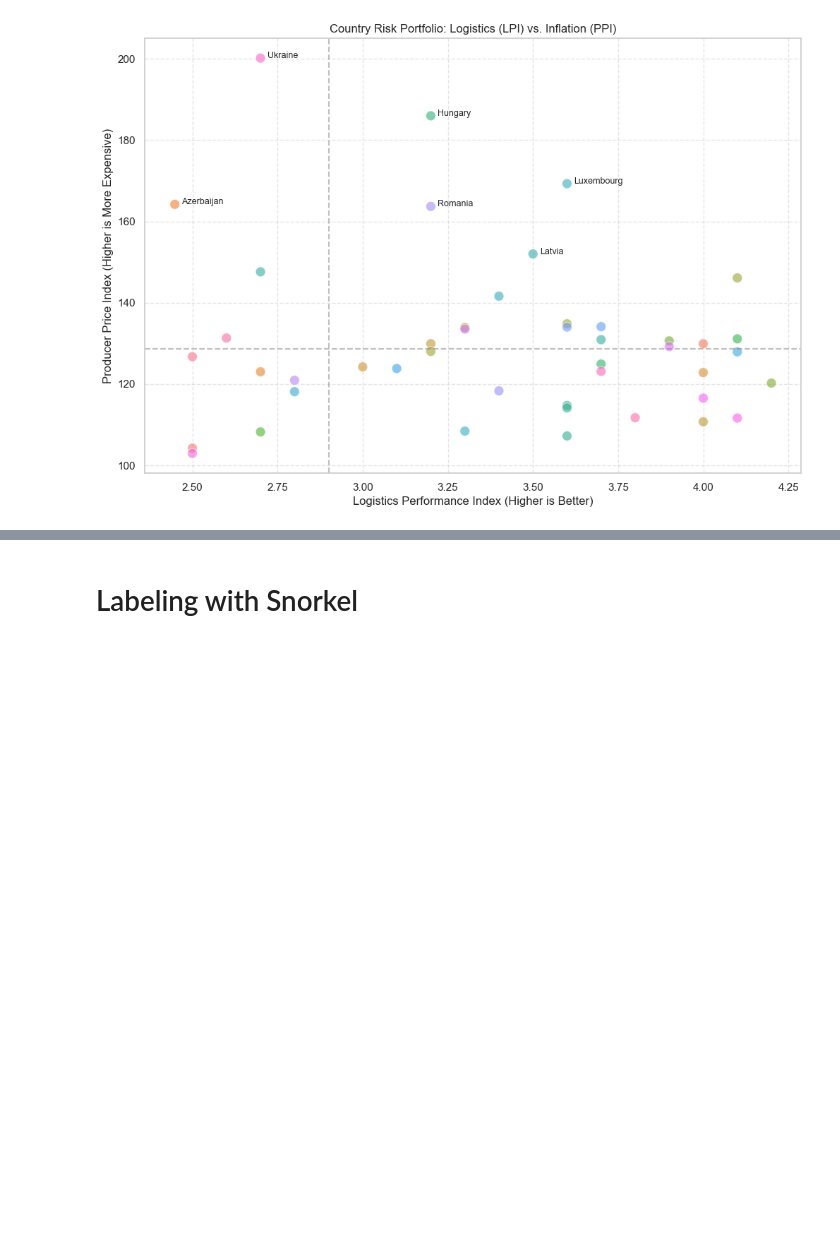
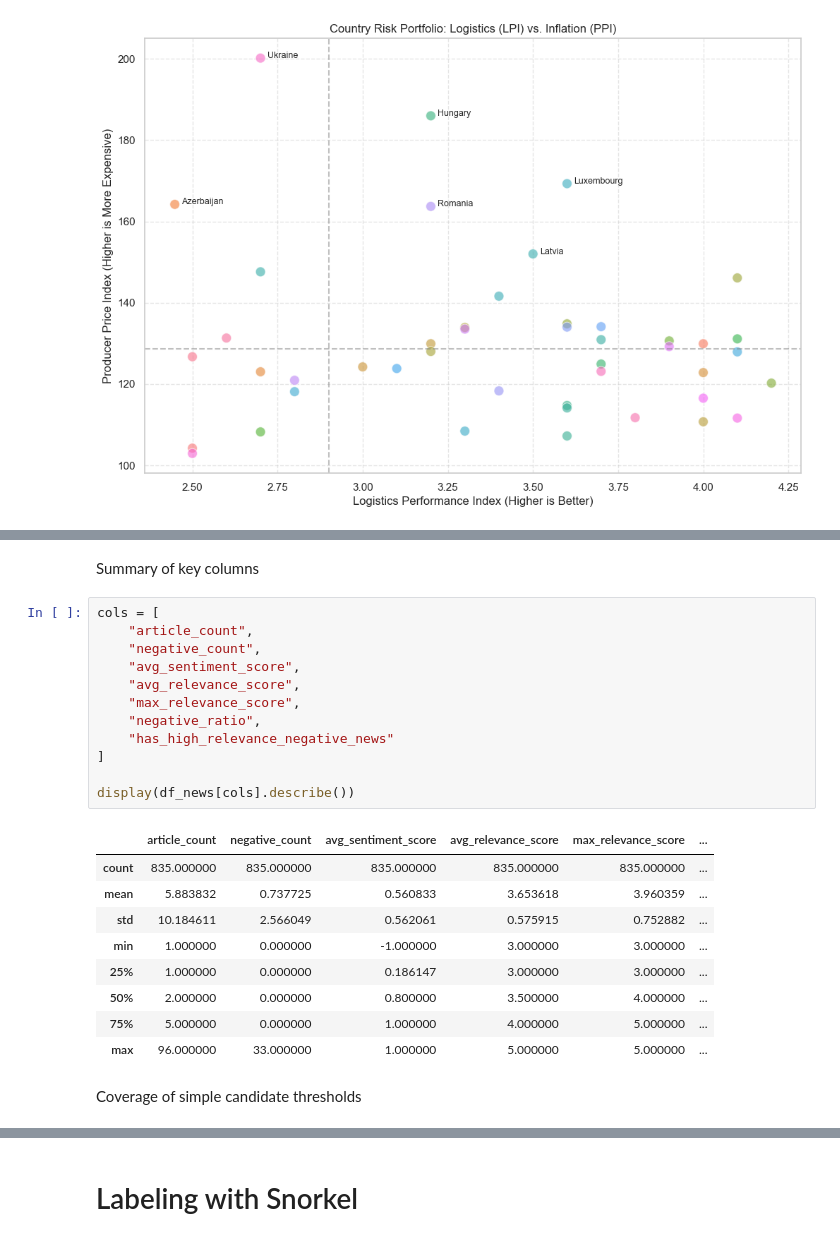
Before and after one commit to ThomasRoennebek/Signal_Fusion_with_Meta-learners-, a Jupyter notebook: Notebooks/Snorkel_labeling.ipynb, the cells around one changed output, grey strips where cells are left out. Drawn from its saved outputs; the diff is of its cells as text; blank space fills up the shorter version.

```diff
--- a/Notebooks/Snorkel_labeling.ipynb
+++ b/Notebooks/Snorkel_labeling.ipynb
@@ -287,0 +322,26 @@ plt.axhline(y=df_plot['PPI_Value'].median(), color='grey', linestyle='--', alpha
+# %% [markdown]
+Summary of key columns
+# %%
+cols = [
+    "article_count",
+    "negative_count",
+    "avg_sentiment_score",
+    "avg_relevance_score",
+    "max_relevance_score",
+    "negative_ratio",
+    "has_high_relevance_negative_news"
+]
+
+display(df_news[cols].describe())
+# %% [output]
+|  | article_count | negative_count | avg_sentiment_score | avg_relevance_score | max_relevance_score | ... |
+| count | 835.000000 | 835.000000 | 835.000000 | 835.000000 | 835.000000 | ... |
+| mean | 5.883832 | 0.737725 | 0.560833 | 3.653618 | 3.960359 | ... |
+| std | 10.184611 | 2.566049 | 0.562061 | 0.575915 | 0.752882 | ... |
+| min | 1.000000 | 0.000000 | -1.000000 | 3.000000 | 3.000000 | ... |
+| 25% | 1.000000 | 0.000000 | 0.186147 | 3.000000 | 3.000000 | ... |
+| 50% | 2.000000 | 0.000000 | 0.800000 | 3.500000 | 4.000000 | ... |
+| 75% | 5.000000 | 0.000000 | 1.000000 | 4.000000 | 5.000000 | ... |
+| max | 96.000000 | 33.000000 | 1.000000 | 5.000000 | 5.000000 | ... |
+# %% [markdown]
+Coverage of simple candidate thresholds
```
Also changed, not shown: parts of 25 cells of this notebook, 6 other files.
